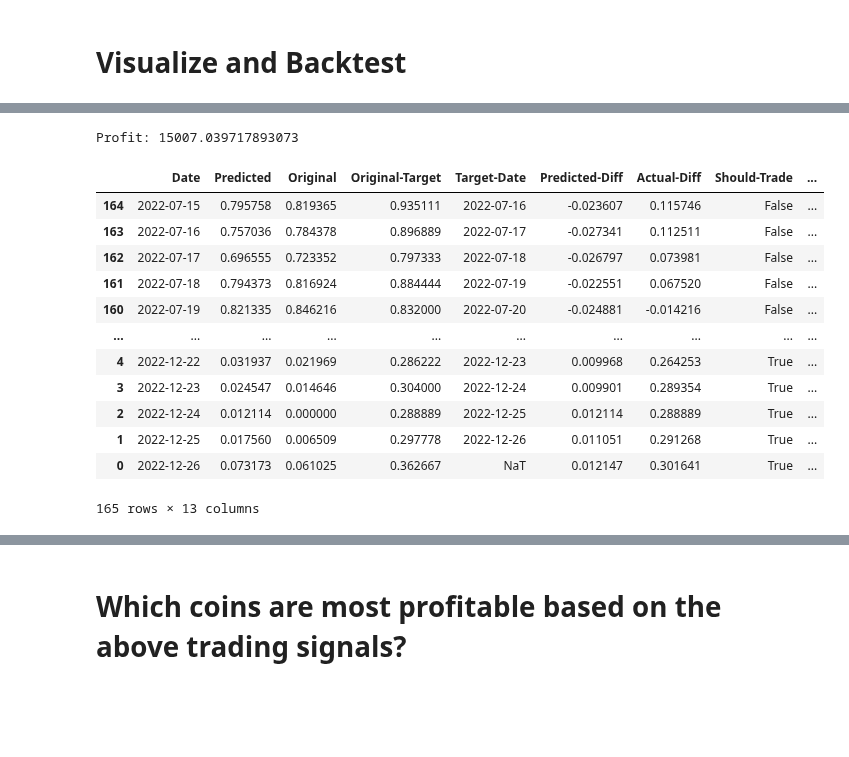
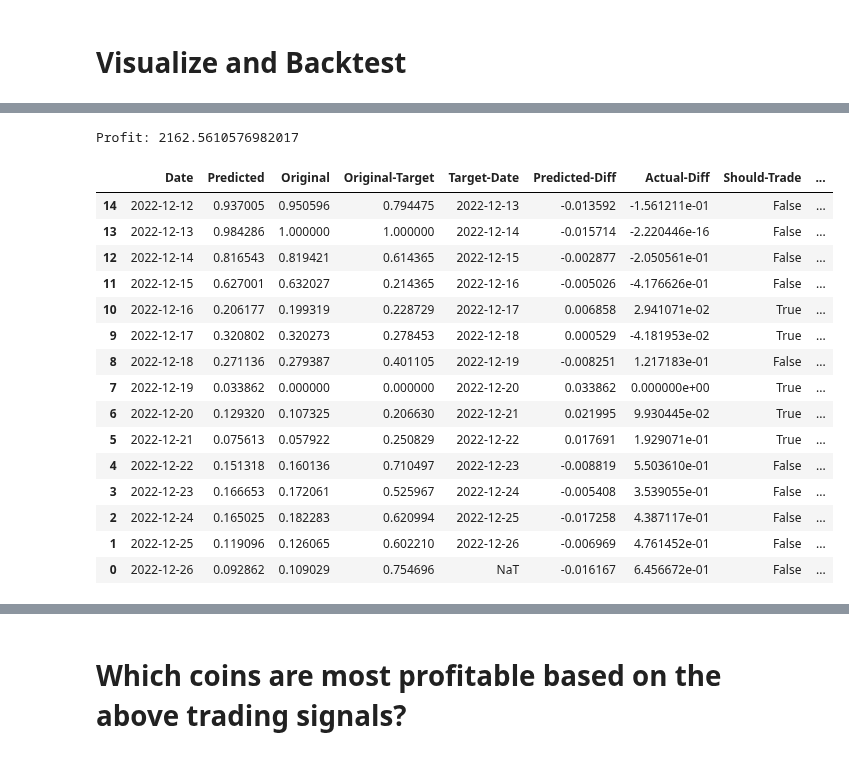
Before and after one commit to j03m/alfred, a Jupyter notebook: Coin_Predictions_close.ipynb, the cells around one changed output, grey strips where cells are left out. Saved outputs shown, nothing was run; the diff lists cells and outputs as text; code cells hidden in the pictures; blank space fills up the shorter version.

```diff
--- a/Coin_Predictions_close.ipynb
+++ b/Coin_Predictions_close.ipynb
@@ -325,7 +327,7 @@ if 0:
 # Visualize and Backtest
 # %%
 budget = 5000
-[btc_history, df_btc_features, df_history_scaled, df_raw] = get_coin_data_frames(180, "REN-USDT")
+[btc_history, df_btc_features, df_history_scaled, df_raw] = get_coin_data_frames(30, "DOGE3L-USDT")
 predicted = model.predict(df_history_scaled).flatten()
 [df_profit, profit] = build_profit_estimate(predicted, btc_history)
 df_chart = debug_prediction_frame(predicted, btc_history, df_history_scaled)
@@ -337,18 +339,21 @@ df_chart
 [interactive output not drawn]
-Profit: 15007.039717893073
+Profit: 2162.5610576982017
 |  | Date | Predicted | Original | Original-Target | Target-Date | Predicted-Diff | Actual-Diff | Should-Trade | ... |
-| 164 | 2022-07-15 | 0.795758 | 0.819365 | 0.935111 | 2022-07-16 | -0.023607 | 0.115746 | False | ... |
-| 163 | 2022-07-16 | 0.757036 | 0.784378 | 0.896889 | 2022-07-17 | -0.027341 | 0.112511 | False | ... |
-| 162 | 2022-07-17 | 0.696555 | 0.723352 | 0.797333 | 2022-07-18 | -0.026797 | 0.073981 | False | ... |
-| 161 | 2022-07-18 | 0.794373 | 0.816924 | 0.884444 | 2022-07-19 | -0.022551 | 0.067520 | False | ... |
-| 160 | 2022-07-19 | 0.821335 | 0.846216 | 0.832000 | 2022-07-20 | -0.024881 | -0.014216 | False | ... |
-| ... | ... | ... | ... | ... | ... | ... | ... | ... | ... |
-| 4 | 2022-12-22 | 0.031937 | 0.021969 | 0.286222 | 2022-12-23 | 0.009968 | 0.264253 | True | ... |
-| 3 | 2022-12-23 | 0.024547 | 0.014646 | 0.304000 | 2022-12-24 | 0.009901 | 0.289354 | True | ... |
-| 2 | 2022-12-24 | 0.012114 | 0.000000 | 0.288889 | 2022-12-25 | 0.012114 | 0.288889 | True | ... |
-| 1 | 2022-12-25 | 0.017560 | 0.006509 | 0.297778 | 2022-12-26 | 0.011051 | 0.291268 | True | ... |
-| 0 | 2022-12-26 | 0.073173 | 0.061025 | 0.362667 | NaT | 0.012147 | 0.301641 | True | ... |
+| 14 | 2022-12-12 | 0.937005 | 0.950596 | 0.794475 | 2022-12-13 | -0.013592 | -1.561211e-01 | False | ... |
+| 13 | 2022-12-13 | 0.984286 | 1.000000 | 1.000000 | 2022-12-14 | -0.015714 | -2.220446e-16 | False | ... |
+| 12 | 2022-12-14 | 0.816543 | 0.819421 | 0.614365 | 2022-12-15 | -0.002877 | -2.050561e-01 | False | ... |
+| 11 | 2022-12-15 | 0.627001 | 0.632027 | 0.214365 | 2022-12-16 | -0.005026 | -4.176626e-01 | False | ... |
+| 10 | 2022-12-16 | 0.206177 | 0.199319 | 0.228729 | 2022-12-17 | 0.006858 | 2.941071e-02 | True | ... |
+| 9 | 2022-12-17 | 0.320802 | 0.320273 | 0.278453 | 2022-12-18 | 0.000529 | -4.181953e-02 | True | ... |
+| 8 | 2022-12-18 | 0.271136 | 0.279387 | 0.401105 | 2022-12-19 | -0.008251 | 1.217183e-01 | False | ... |
+| 7 | 2022-12-19 | 0.033862 | 0.000000 | 0.000000 | 2022-12-20 | 0.033862 | 0.000000e+00 | True | ... |
+| 6 | 2022-12-20 | 0.129320 | 0.107325 | 0.206630 | 2022-12-21 | 0.021995 | 9.930445e-02 | True | ... |
+| 5 | 2022-12-21 | 0.075613 | 0.057922 | 0.250829 | 2022-12-22 | 0.017691 | 1.929071e-01 | True | ... |
+| 4 | 2022-12-22 | 0.151318 | 0.160136 | 0.710497 | 2022-12-23 | -0.008819 | 5.503610e-01 | False | ... |
+| 3 | 2022-12-23 | 0.166653 | 0.172061 | 0.525967 | 2022-12-24 | -0.005408 | 3.539055e-01 | False | ... |
+| 2 | 2022-12-24 | 0.165025 | 0.182283 | 0.620994 | 2022-12-25 | -0.017258 | 4.387117e-01 | False | ... |
+| 1 | 2022-12-25 | 0.119096 | 0.126065 | 0.602210 | 2022-12-26 | -0.006969 | 4.761452e-01 | False | ... |
+| 0 | 2022-12-26 | 0.092862 | 0.109029 | 0.754696 | NaT | -0.016167 | 6.456672e-01 | False | ... |
-165 rows × 13 columns
 # %%
 print("rscore: ", r2_score(predicted, df_history_scaled[:, 2]))
 # %% [output]
```
Also changed, not shown: parts of 8 cells of this notebook.
